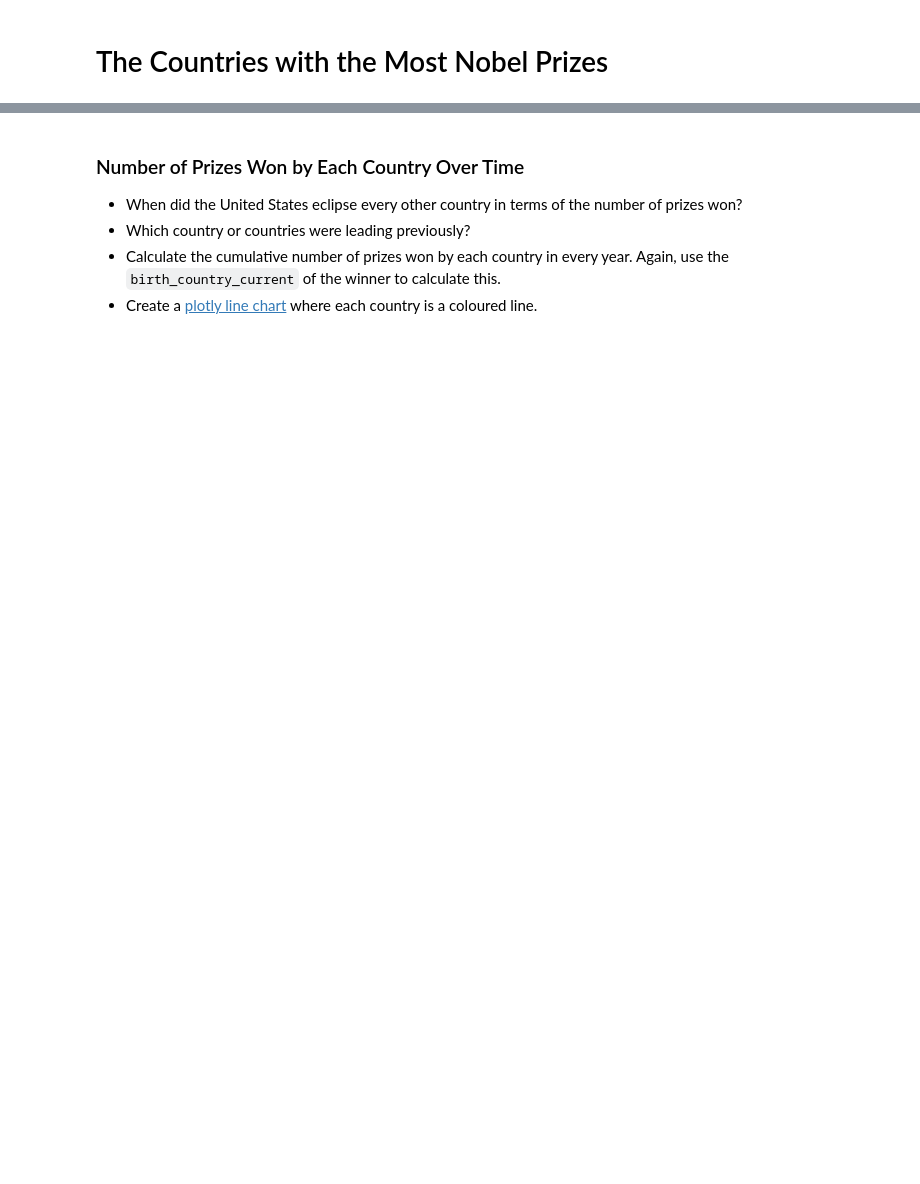
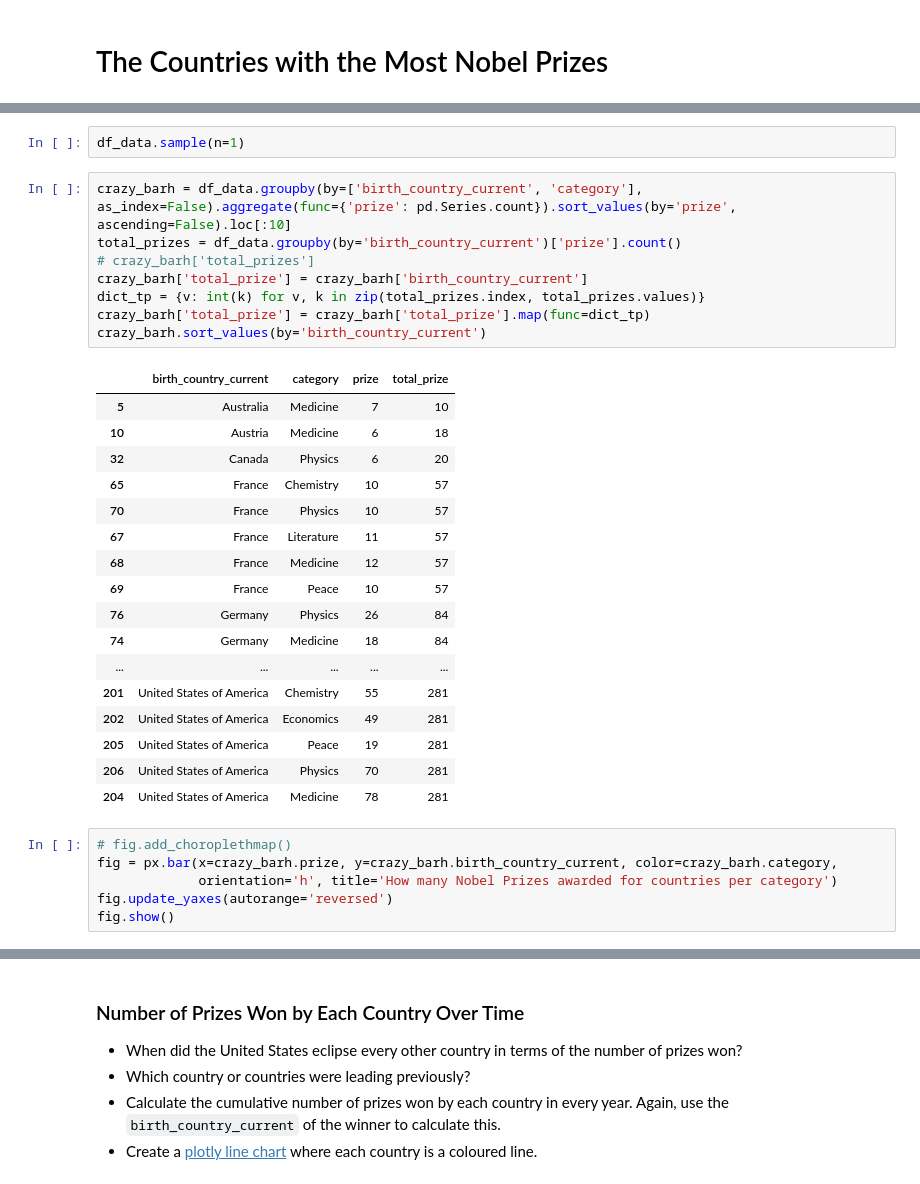
Before and after one commit to marcinszlaz/__100_Days_of_Code_Python_Bootcamp__, a Jupyter notebook: Day_79/Nobel_Prize_Analysis_(start).ipynb, the cells around one changed output, grey strips where cells are left out. Drawn from its saved outputs; the diff is of its cells as text; blank space fills up the shorter version.

```diff
--- a/Day_79/Nobel_Prize_Analysis_(start).ipynb
+++ b/Day_79/Nobel_Prize_Analysis_(start).ipynb
@@ -906,3 +1064,37 @@ The hard part is preparing the data for this chart!
 *Hint*: Take a two-step approach. The first step is grouping the data by country and category. Then you can create a DataFrame that looks something like this:
 
 <img src=https://i.imgur.com/VKjzKa1.png width=450>
+# %%
+df_data.sample(n=1)
+# %%
+crazy_barh = df_data.groupby(by=['birth_country_current', 'category'], as_index=False).aggregate(func={'prize': pd.Series.count}).sort_values(by='prize', ascending=False).loc[:10]
+total_prizes = df_data.groupby(by='birth_country_current')['prize'].count()
+# crazy_barh['total_prizes']
+crazy_barh['total_prize'] = crazy_barh['birth_country_current']
+dict_tp = {v: int(k) for v, k in zip(total_prizes.index, total_prizes.values)}
+crazy_barh['total_prize'] = crazy_barh['total_prize'].map(func=dict_tp)
+crazy_barh.sort_values(by='birth_country_current')
+# %% [output]
+|  | birth_country_current | category | prize | total_prize |
+| 5 | Australia | Medicine | 7 | 10 |
+| 10 | Austria | Medicine | 6 | 18 |
+| 32 | Canada | Physics | 6 | 20 |
+| 65 | France | Chemistry | 10 | 57 |
+| 70 | France | Physics | 10 | 57 |
+| 67 | France | Literature | 11 | 57 |
+| 68 | France | Medicine | 12 | 57 |
+| 69 | France | Peace | 10 | 57 |
+| 76 | Germany | Physics | 26 | 84 |
+| 74 | Germany | Medicine | 18 | 84 |
+| ... | ... | ... | ... | ... |
+| 201 | United States of America | Chemistry | 55 | 281 |
+| 202 | United States of America | Economics | 49 | 281 |
+| 205 | United States of America | Peace | 19 | 281 |
+| 206 | United States of America | Physics | 70 | 281 |
+| 204 | United States of America | Medicine | 78 | 281 |
+# %%
+# fig.add_choroplethmap()
+fig = px.bar(x=crazy_barh.prize, y=crazy_barh.birth_country_current, color=crazy_barh.category,
+             orientation='h', title='How many Nobel Prizes awarded for countries per category')
+fig.update_yaxes(autorange='reversed')
+fig.show()
```
Also changed, not shown: parts of 29 cells of this notebook, 7 other files.
